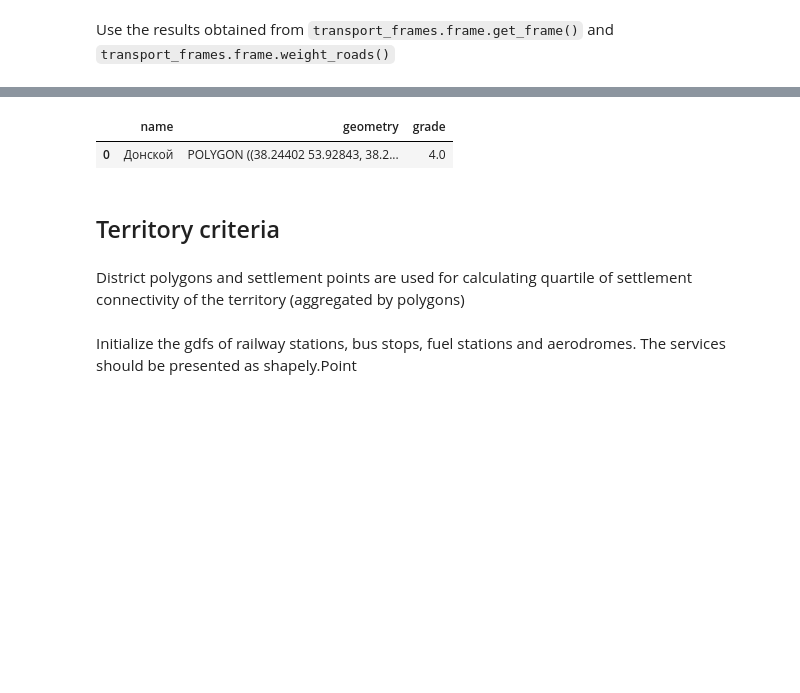
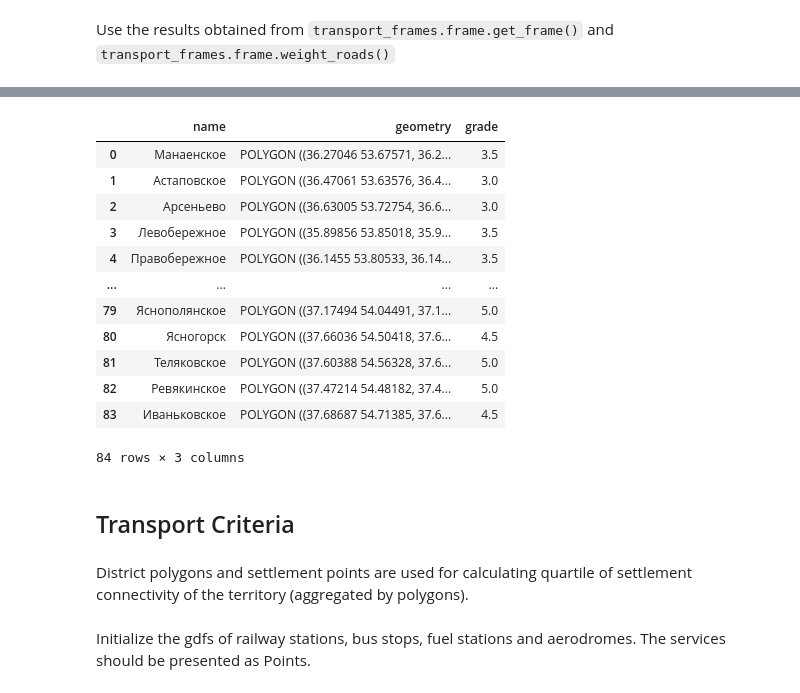
Before and after one commit to blackcoster/transport_frames, a Jupyter notebook: examples/3_criteria.ipynb, the cells around one changed output, grey strips where cells are left out. Cells and saved outputs as stored; diff of their text form; code cells hidden in the pictures; blank space fills up the shorter version.

```diff
--- a/examples/3_criteria.ipynb
+++ b/examples/3_criteria.ipynb
@@ -15,7 +17,7 @@ local_crs = 32637
 # %% [markdown]
 Initialize the territory
 # %%
-terr = gpd.read_file('territory.geojson')
-terr.plot()
+municipalities_polygons = gpd.read_file("data/tula_region_municipalities.geojson")
+municipalities_polygons.plot()
 # %% [output]
 <Axes: >
@@ -25,7 +27,5 @@ terr.plot()
 # %% [markdown]
 Use the results obtained from ``transport_frames.frame.get_frame()`` and ``transport_frames.frame.weight_roads()``
 # %%
-import pickle
-
-with open("weighted_frame.pkl", "rb") as f:
+with open("data/G_weighted_frame.pickle", "rb") as f:
     weighted_frame = pickle.load(f)
@@ -34,13 +55,24 @@ Grade is assigned to the territory based on its linear distance to federal and r
 # %%
 from transport_frames.criteria import grade_territory
 
-graded_terr = grade_territory(weighted_frame, terr)
-graded_terr
+graded_territory= grade_territory(weighted_frame, municipalities_polygons)
+graded_territory
 # %% [output]
 |  | name | geometry | grade |
-| 0 | Донской | POLYGON ((38.24402 53.92843, 38.2... | 4.0 |
+| 0 | Манаенское | POLYGON ((36.27046 53.67571, 36.2... | 3.5 |
+| 1 | Астаповское | POLYGON ((36.47061 53.63576, 36.4... | 3.0 |
+| 2 | Арсеньево | POLYGON ((36.63005 53.72754, 36.6... | 3.0 |
+| 3 | Левобережное | POLYGON ((35.89856 53.85018, 35.9... | 3.5 |
+| 4 | Правобережное | POLYGON ((36.1455 53.80533, 36.14... | 3.5 |
+| ... | ... | ... | ... |
+| 79 | Яснополянское | POLYGON ((37.17494 54.04491, 37.1... | 5.0 |
+| 80 | Ясногорск | POLYGON ((37.66036 54.50418, 37.6... | 4.5 |
+| 81 | Теляковское | POLYGON ((37.60388 54.56328, 37.6... | 5.0 |
+| 82 | Ревякинское | POLYGON ((37.47214 54.48182, 37.4... | 5.0 |
+| 83 | Иваньковское | POLYGON ((37.68687 54.71385, 37.6... | 4.5 |
+84 rows × 3 columns
-# %% [markdown]
-## Territory criteria
+# %% [markdown]
+## Transport Criteria
 # %% [markdown]
-District polygons and settlement points are used for calculating quartile of settlement connectivity of the territory (aggregated by polygons)
+District polygons and settlement points are used for calculating quartile of settlement connectivity of the territory (aggregated by polygons).
 # %%
@@ -49,2 +81,2 @@ settlement_points = gpd.read_file('/Users/polina/Desktop/github/transport_frames
 # %% [markdown]
-Initialize the gdfs of railway stations, bus stops, fuel stations and aerodromes. The services should be presented as shapely.Point
+Initialize the gdfs of railway stations, bus stops, fuel stations and aerodromes. The services should be presented as Points.
```
Also changed, not shown: parts of 18 cells of this notebook, 12 other files.
